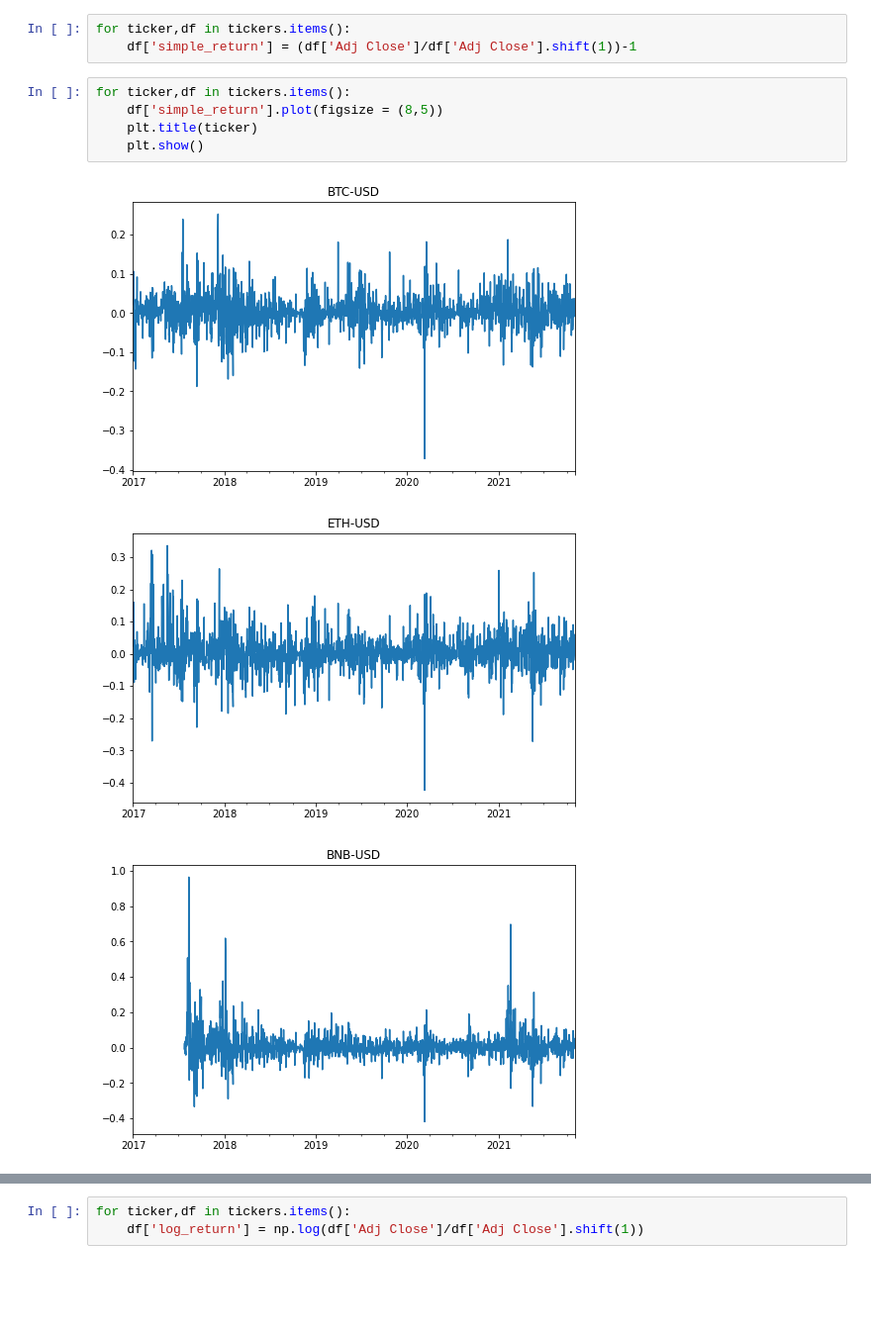
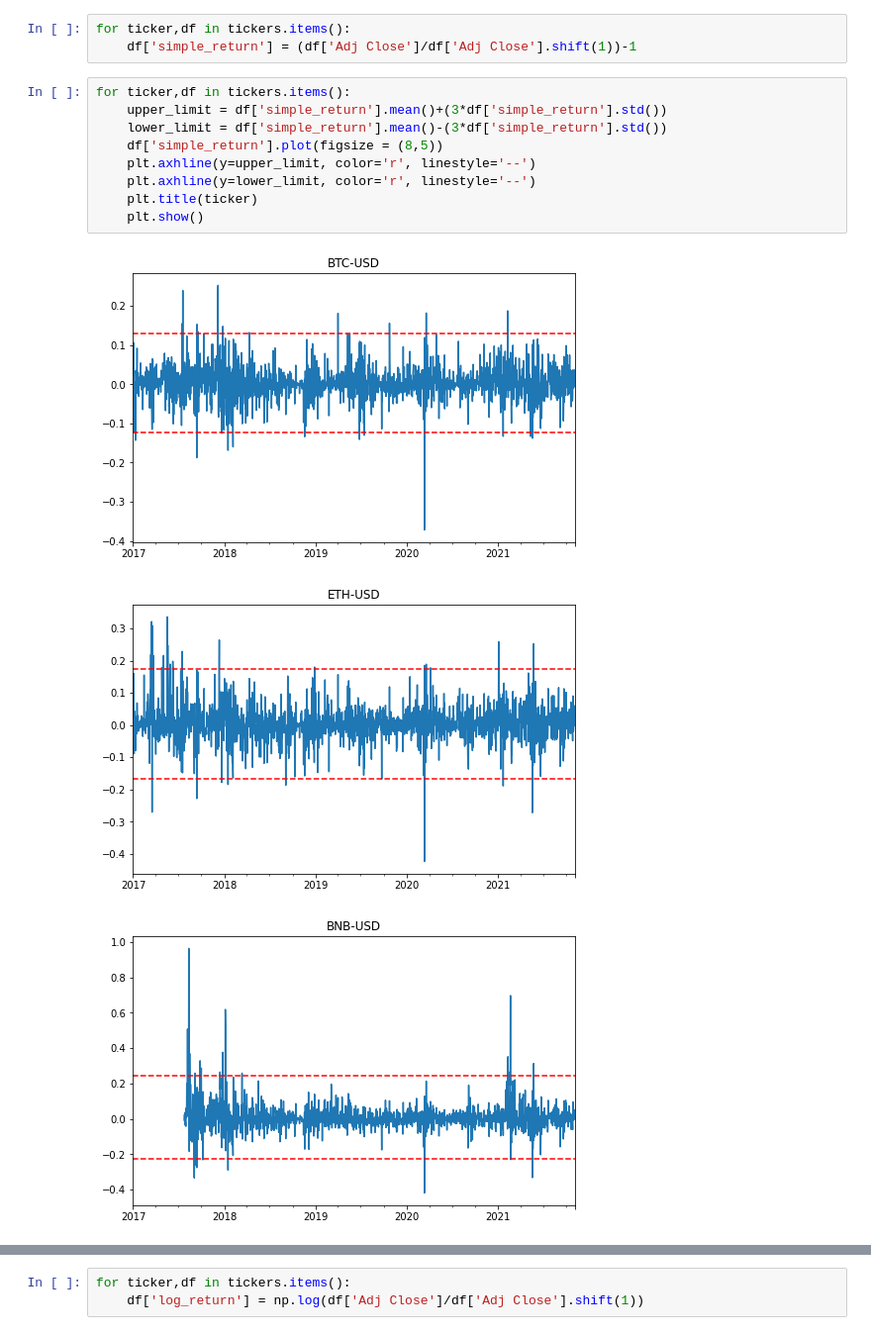
Before and after one commit to alexfrederico/CryptocurrencyFinancialAnalysis, a Jupyter notebook: Cryptocurrency financial analysis.ipynb, the cells around one changed output, grey strips where cells are left out. Shown at 99% size. Drawn from its saved outputs; the diff is of its cells as text; blank space fills up the shorter version.

```diff
--- a/Cryptocurrency financial analysis.ipynb
+++ b/Cryptocurrency financial analysis.ipynb
@@ -173,10 +177,14 @@ for ticker,df in tickers.items():
     df['simple_return'] = (df['Adj Close']/df['Adj Close'].shift(1))-1
 # %%
 for ticker,df in tickers.items():
+    upper_limit = df['simple_return'].mean()+(3*df['simple_return'].std())
+    lower_limit = df['simple_return'].mean()-(3*df['simple_return'].std())
     df['simple_return'].plot(figsize = (8,5))
+    plt.axhline(y=upper_limit, color='r', linestyle='--')
+    plt.axhline(y=lower_limit, color='r', linestyle='--')
     plt.title(ticker)
     plt.show()
 # %% [output]
-[figure, old version]
+[figure, new version]
-[figure, old version]
+[figure, new version]
-[figure, old version]
+[figure, new version]
```
Also changed, not shown: parts of 77 cells of this notebook.
